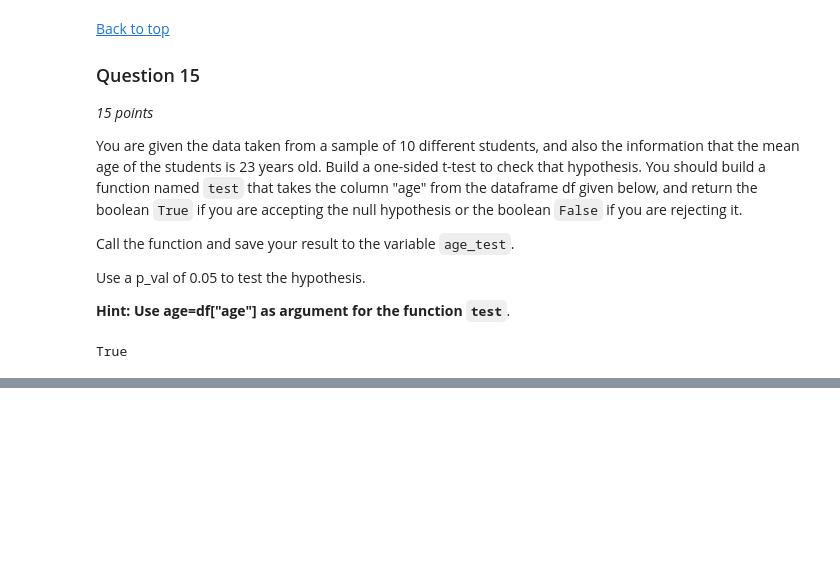
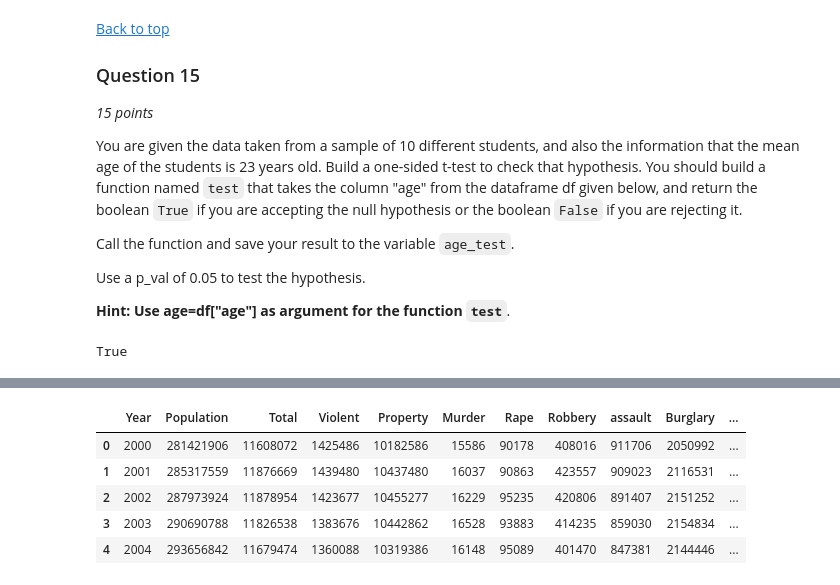
Before and after one commit to alexeimarcilio/Emeritus, a Jupyter notebook: Week09/Final_Assignment_ADSPY.ipynb, the cells around one changed output, grey strips where cells are left out. Cells and saved outputs as stored; diff of their text form; code cells hidden in the pictures; blank space fills up the shorter version.

```diff
--- a/Week09/Final_Assignment_ADSPY.ipynb
+++ b/Week09/Final_Assignment_ADSPY.ipynb
@@ -934,0 +957,9 @@ True
+# %%
+crime.head()
+# %% [output]
+|  | Year | Population | Total | Violent | Property | Murder | Rape | Robbery | assault | Burglary | ... |
+| 0 | 2000 | 281421906 | 11608072 | 1425486 | 10182586 | 15586 | 90178 | 408016 | 911706 | 2050992 | ... |
+| 1 | 2001 | 285317559 | 11876669 | 1439480 | 10437480 | 16037 | 90863 | 423557 | 909023 | 2116531 | ... |
+| 2 | 2002 | 287973924 | 11878954 | 1423677 | 10455277 | 16229 | 95235 | 420806 | 891407 | 2151252 | ... |
+| 3 | 2003 | 290690788 | 11826538 | 1383676 | 10442862 | 16528 | 93883 | 414235 | 859030 | 2154834 | ... |
+| 4 | 2004 | 293656842 | 11679474 | 1360088 | 10319386 | 16148 | 95089 | 401470 | 847381 | 2144446 | ... |
```
Also changed, not shown: parts of 21 cells of this notebook, 3 other files.
